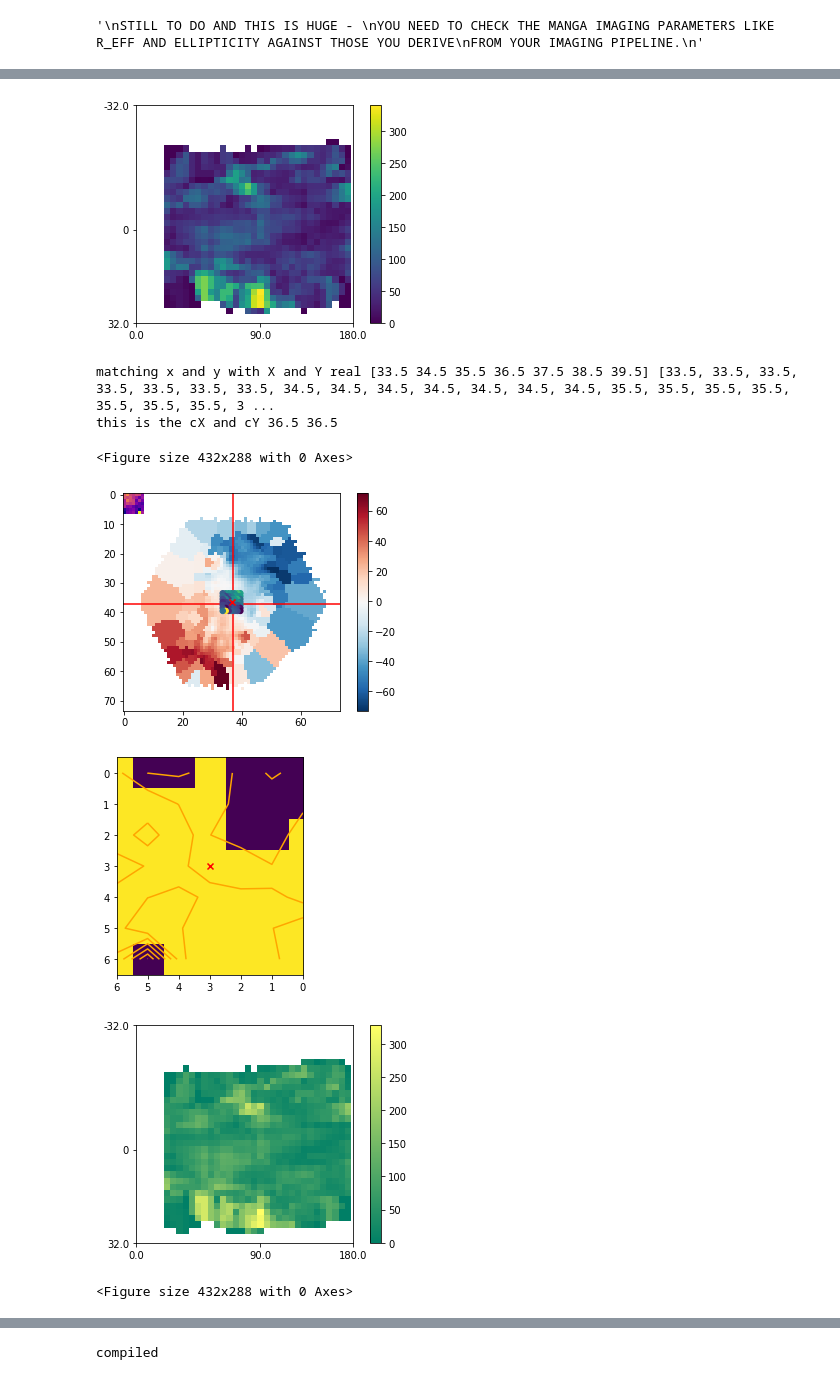
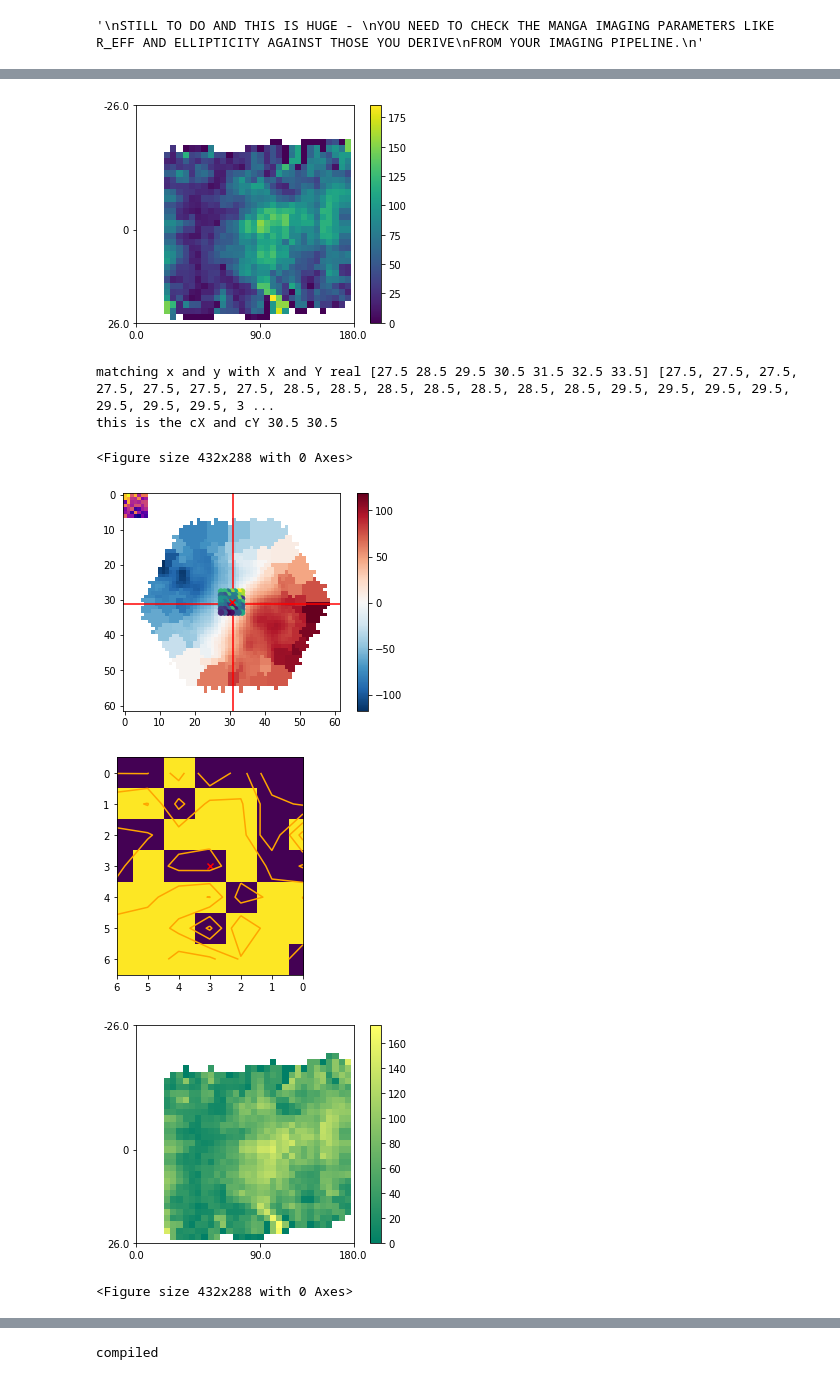
Before and after one commit to beckynevin/MaNGA_Kinemetry_Tool, a Jupyter notebook: Extract_Kinemetry_txt.ipynb, the cells around one changed output, grey strips where cells are left out. Saved outputs shown, nothing was run; the diff lists cells and outputs as text; code cells hidden in the pictures.

```diff
--- a/Extract_Kinemetry_txt.ipynb
+++ b/Extract_Kinemetry_txt.ipynb
@@ -38,7 +38,7 @@ print(config.token)
 #8332-12701
 
 # Check to see if this map loads remotely, if so you are good to go-
-plateids = ['8332-12701']# this is my favorite galaxy
+plateids = ['8603-9102']# this is my favorite galaxy
 Maps(plateids[0]).download()
 
 maps = [Maps(plateid) for plateid in plateids]
@@ -177,7 +177,7 @@ if rad[8]==1:#this means we gotta expand the grid
 
 
 
-#input_kinemetry(plateids[0], coords[0], coords[1], coords[2], coords[3], coords[4], coords[5] , size/2-rad[0][1], size/2-rad[0][0],  'no', size)
+input_kinemetry(plateids[0], coords[0], coords[1], coords[2], coords[3], coords[4], coords[5] , size/2-rad[0][1], size/2-rad[0][0],  'no', size)
 
 out_kin=read_kin_maps(plateids[0], PA_MaNGA, size,  svel_map, rad[0])
 # %% [output]
@@ -185,8 +185,8 @@ out_kin=read_kin_maps(plateids[0], PA_MaNGA, size,  svel_map, rad[0])
-[figure, old version]
+[figure, new version]
-matching x and y with X and Y real [33.5 34.5 35.5 36.5 37.5 38.5 39.5] [33.5, 33.5, 33.5, 33.5, 33.5, 33.5, 33.5, 34.5, 34.5, 34.5, 34.5, 34.5, 34.5, 34.5, 35.5, 35.5, 35.5, 35.5, 35.5, 35.5, 35.5, 3 ...
-this is the cX and cY 36.5 36.5
+matching x and y with X and Y real [27.5 28.5 29.5 30.5 31.5 32.5 33.5] [27.5, 27.5, 27.5, 27.5, 27.5, 27.5, 27.5, 28.5, 28.5, 28.5, 28.5, 28.5, 28.5, 28.5, 29.5, 29.5, 29.5, 29.5, 29.5, 29.5, 29.5, 3 ...
+this is the cX and cY 30.5 30.5
 <Figure size 432x288 with 0 Axes>
-[figure, old version]
+[figure, new version]
-[figure, old version]
+[figure, new version]
-[figure, old version]
+[figure, new version]
 <Figure size 432x288 with 0 Axes>
```
Also changed, not shown: parts of 3 cells of this notebook.
